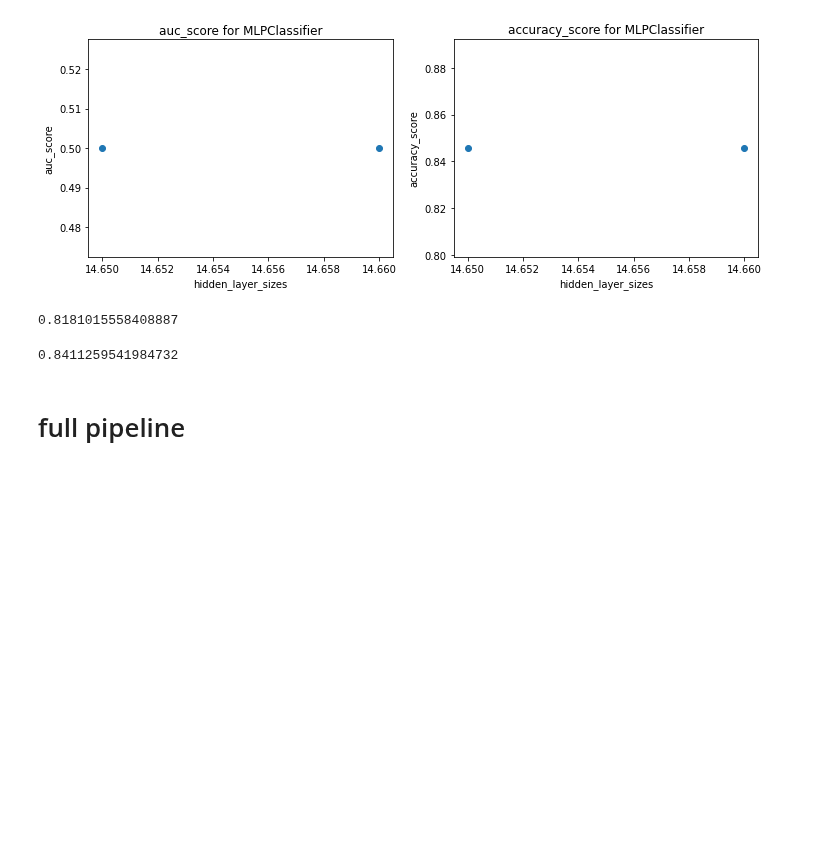
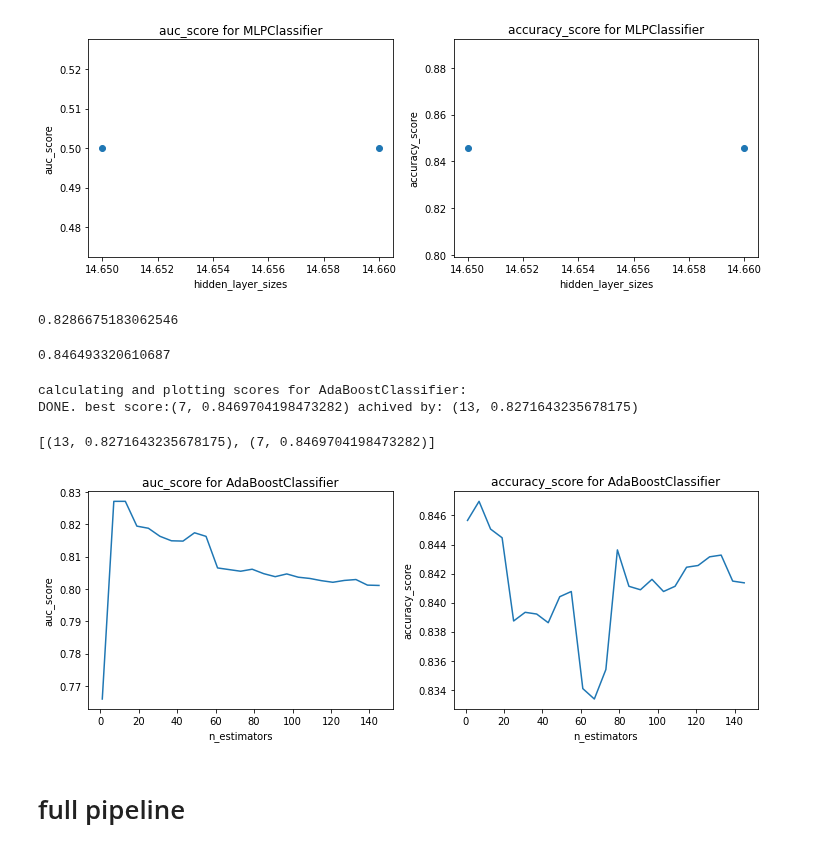
Before and after one commit to MrPupik/INTO_TO_ML, a Jupyter notebook: project/itay_nb.ipynb, the cells around one changed output. Saved outputs shown, nothing was run; the diff lists cells and outputs as text; code cells hidden in the pictures; blank space fills up the shorter version.

```diff
--- a/project/itay_nb.ipynb
+++ b/project/itay_nb.ipynb
@@ -824,14 +824,24 @@ DONE. best score:((165, 13), 0.8456583969465649) achived by: ((165, 13), 0.5)
 [((165, 13), 0.5), ((165, 13), 0.8456583969465649)]
 [figure]
 # %%
-model = AdaBoostClassifier(n_estimators=50, random_state=0)
+model = AdaBoostClassifier(n_estimators=10)
 model.fit(X_train, y_train)
 auc = roc_auc_score(y_val, model.predict_proba(X_val)[:,1])
 print(auc)
 accuracy_score(model, X_val, y_val)
 # %% [output]
-0.8181015558408887
+0.8286675183062546
-0.8411259541984732
+0.846493320610687
+# %%
+
+
+
+plot_scores(model_class=AdaBoostClassifier, arg_name='n_estimators',arg_values=[i for i in range(1,150,6)], scoring=scoring)
+# %% [output]
+calculating and plotting scores for AdaBoostClassifier:
+DONE. best score:(7, 0.8469704198473282) achived by: (13, 0.8271643235678175)
+[(13, 0.8271643235678175), (7, 0.8469704198473282)]
+[figure, added]
 # %% [markdown]
 # full pipeline
 # %%
```
Also changed, not shown: parts of 1 cell of this notebook.
